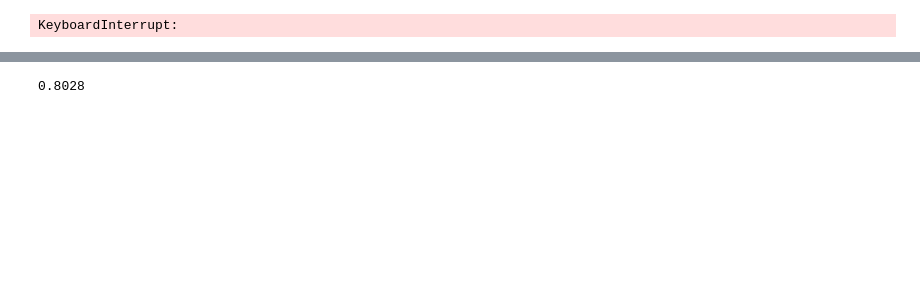
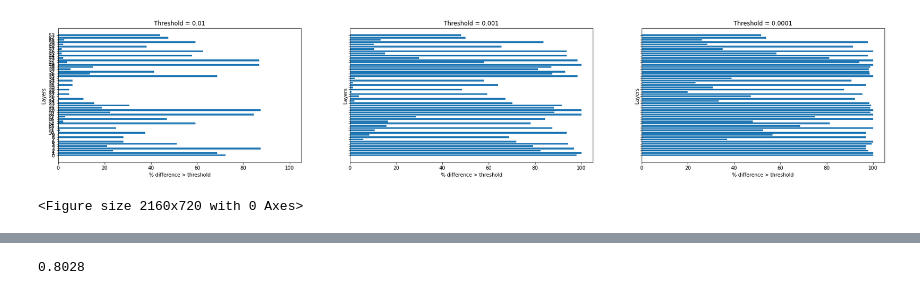
Before and after one commit to amitab/master_thesis, a Jupyter notebook: src/ensembles/rnd_init/weight_analysis.ipynb, the cells around one changed output, grey strips where cells are left out. Drawn from its saved outputs; the diff is of its cells as text; code cells hidden in the pictures; blank space fills up the shorter version.

Commit message:
Cleanup ensemble tests

```diff
--- a/src/ensembles/rnd_init/weight_analysis.ipynb
+++ b/src/ensembles/rnd_init/weight_analysis.ipynb
@@ -120,19 +143,5 @@ m2.evaluate(x_test, y_test)
-# %%
-# weights_diff(m2, m3)
-
-stats = weights_diff_stats(m2, m3)
-
-fig = plt.figure()
-ax = fig.add_axes([0,0,2,2])
-layers = [f"{i}" for i in range(len(stats))]
-ax.bar(layers,stats)
-
-ax.set_xlabel("layers")
-ax.set_ylabel("% difference > 0.01")
-
-plt.show()
-
-m2.evaluate(x_test, y_test)
-m3.evaluate(x_test, y_test)
-# %% [output]
-KeyboardInterrupt:
+# %%
+multiple_thresholds([0.01, 0.001, 0.0001], m1, m2)
+# %% [output]
+[figure, added]
+<Figure size 2160x720 with 0 Axes>
```
Also changed, not shown: parts of 39 cells of this notebook, 6 other files.
